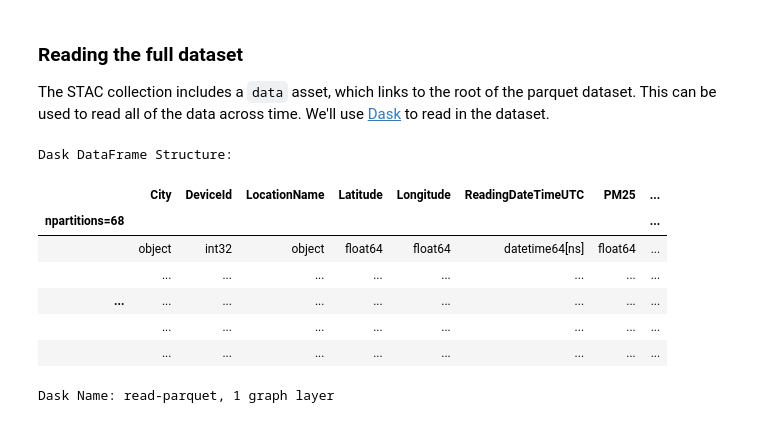
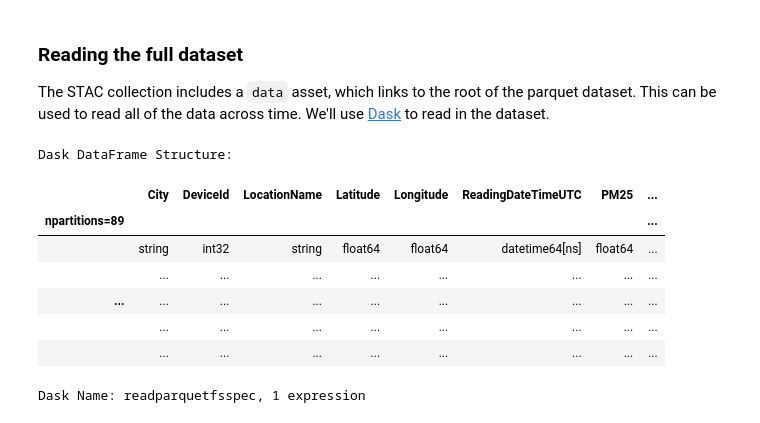
Before and after one commit to microsoft/PlanetaryComputerExamples, a Jupyter notebook: datasets/eclipse/eclipse-example.ipynb, the cells around one changed output. Cells and saved outputs as stored; diff of their text form; code cells hidden in the pictures.

```diff
--- a/datasets/eclipse/eclipse-example.ipynb
+++ b/datasets/eclipse/eclipse-example.ipynb
@@ -95,20 +108,24 @@ The STAC collection includes a `data` asset, which links to the root of the parq
 # %%
 eclipse = catalog.get_collection("eclipse")
 asset = planetary_computer.sign(eclipse.assets["data"])
-# %%
-import dask.dataframe as dd
-
-ddf = dd.read_parquet(
-    asset.href, storage_options=asset.extra_fields["table:storage_options"]
-)
-ddf
-# %% [output]
-Dask DataFrame Structure:
-|  | City | DeviceId | LocationName | Latitude | Longitude | ReadingDateTimeUTC | PM25 | ... |
-| npartitions=68 |  |  |  |  |  |  |  | ... |
-|  | object | int32 | object | float64 | float64 | datetime64[ns] | float64 | ... |
-|  | ... | ... | ... | ... | ... | ... | ... | ... |
-| ... | ... | ... | ... | ... | ... | ... | ... | ... |
-|  | ... | ... | ... | ... | ... | ... | ... | ... |
-|  | ... | ... | ... | ... | ... | ... | ... | ... |
-Dask Name: read-parquet, 1 graph layer
+# %%
+import adlfs
+import dask.dataframe as dd
+
+fs = adlfs.AzureBlobFileSystem(**asset.extra_fields["table:storage_options"])
+files = [f"az://{x}" for x in fs.ls(asset.href)]
+
+ddf = dd.read_parquet(
+    files, storage_options=asset.extra_fields["table:storage_options"]
+)
+ddf
+# %% [output]
+Dask DataFrame Structure:
+|  | City | DeviceId | LocationName | Latitude | Longitude | ReadingDateTimeUTC | PM25 | ... |
+| npartitions=89 |  |  |  |  |  |  |  | ... |
+|  | string | int32 | string | float64 | float64 | datetime64[ns] | float64 | ... |
+|  | ... | ... | ... | ... | ... | ... | ... | ... |
+| ... | ... | ... | ... | ... | ... | ... | ... | ... |
+|  | ... | ... | ... | ... | ... | ... | ... | ... |
+|  | ... | ... | ... | ... | ... | ... | ... | ... |
+Dask Name: readparquetfsspec, 1 expression
```
Also changed, not shown: parts of 5 cells of this notebook, 5 other files.
